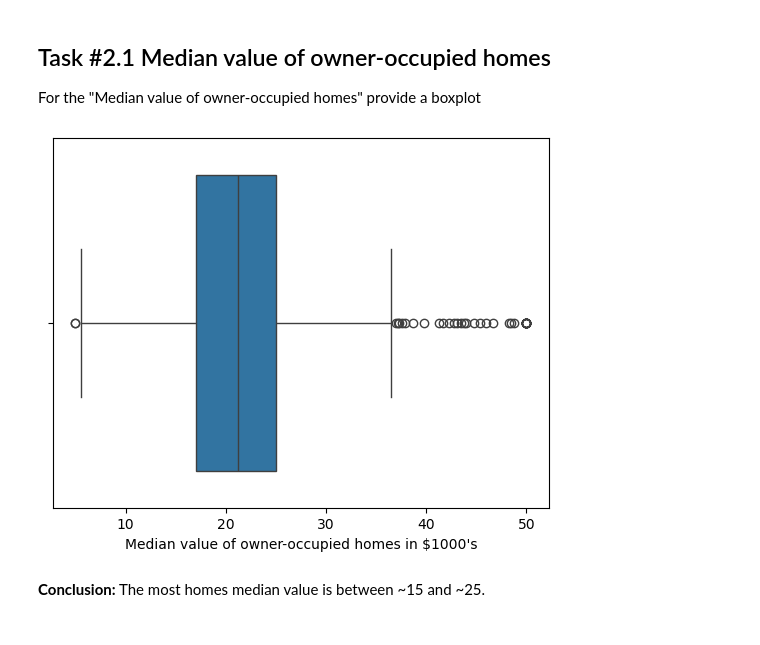
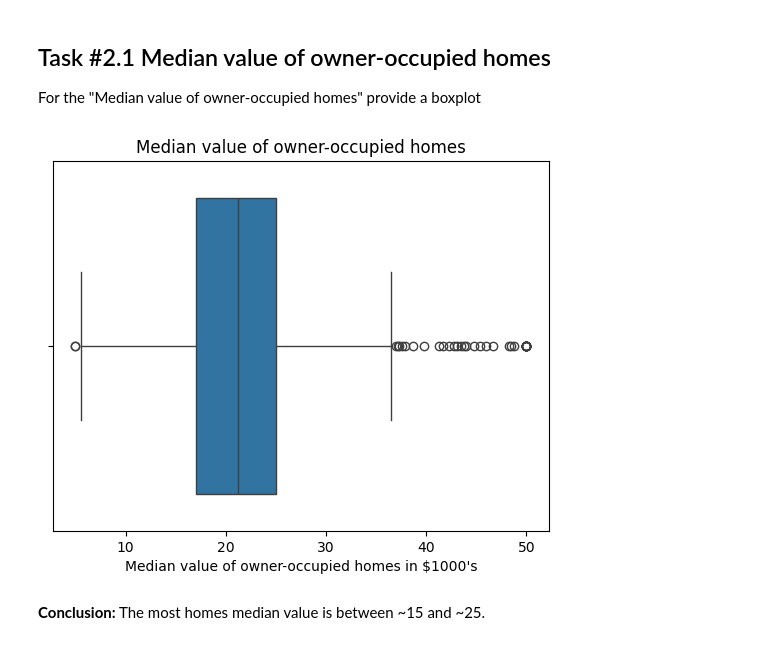
Before and after one commit to sashas777/statistics_for_data_science, a Jupyter notebook: Optional_Peer_Graded_Assignment.jupyterlite.ipynb, the cells around one changed output. Drawn from its saved outputs; the diff is of its cells as text; code cells hidden in the pictures.

```diff
--- a/Optional_Peer_Graded_Assignment.jupyterlite.ipynb
+++ b/Optional_Peer_Graded_Assignment.jupyterlite.ipynb
@@ -37,9 +37,10 @@ For the "Median value of owner-occupied homes" provide a boxplot
 # %%
 mv = sns.boxplot(x="MEDV", data=boston_df,)
 mv.set(xlabel='Median value of owner-occupied homes in $1000\'s')
+pyplot.title('Median value of owner-occupied homes')
 pyplot.show()
 # %% [output]
-[figure, old version]
+[figure, new version]
 # %% [markdown]
 **Conclusion:** The most homes median value is between ~15 and ~25.
 # %% [markdown]
```
Also changed, not shown: parts of 3 cells of this notebook.
